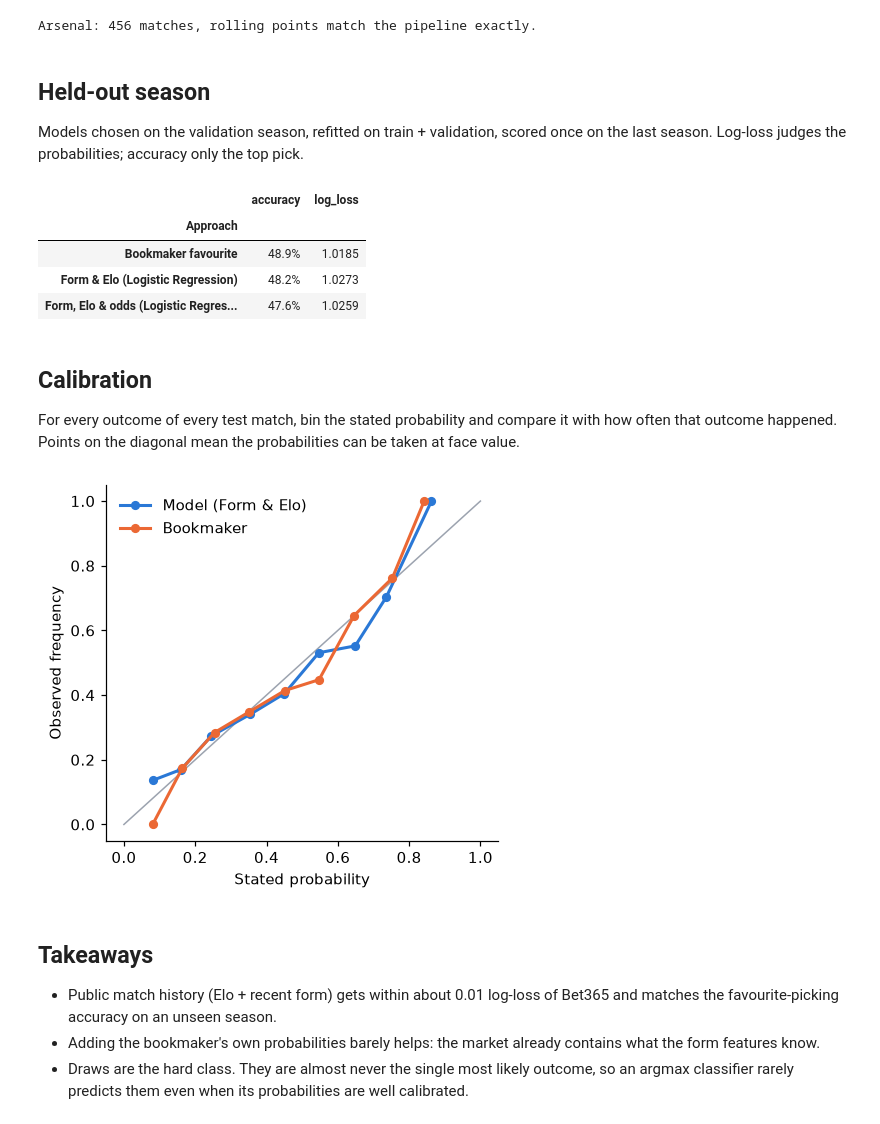
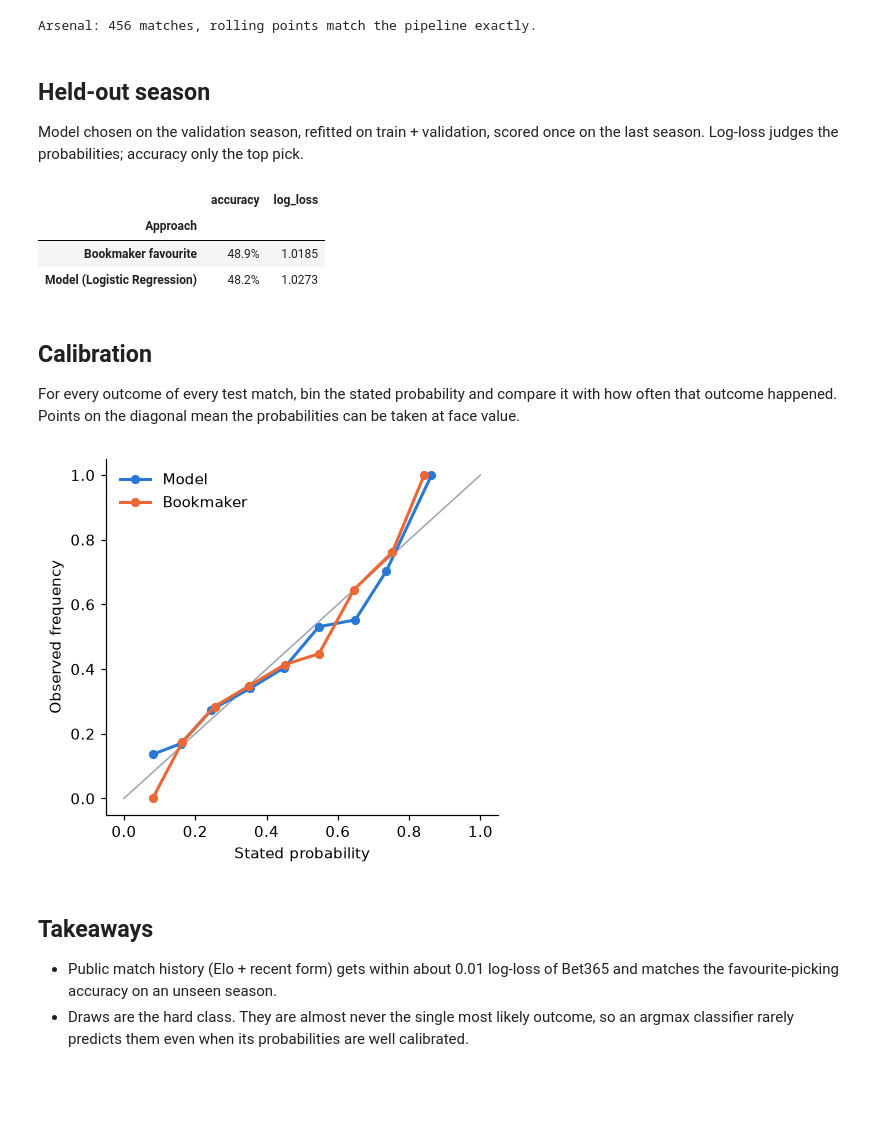
Before and after one commit to alemoscardo/ml-football-predictions, a Jupyter notebook: notebooks/01_data_exploration.ipynb, the cells around one changed output. Drawn from its saved outputs; the diff is of its cells as text; code cells hidden in the pictures; blank space fills up the shorter version.

Commit message:
Drop the odds-based model; keep Bet365 as benchmark only
The model now uses Elo and recent form exclusively. Bookmaker implied
probabilities are still computed, but only to score the benchmark.

```diff
--- a/notebooks/01_data_exploration.ipynb
+++ b/notebooks/01_data_exploration.ipynb
@@ -105,19 +105,17 @@ Arsenal: 456 matches, rolling points match the pipeline exactly.
 # %% [markdown]
 ## Held-out season
 
-Models chosen on the validation season, refitted on train + validation, scored once on the last season. Log-loss judges the probabilities; accuracy only the top pick.
+Model chosen on the validation season, refitted on train + validation, scored once on the last season. Log-loss judges the probabilities; accuracy only the top pick.
 # %%
 report = json.loads(Path('models/model_metrics.json').read_text())
 rows = [{'Approach': 'Bookmaker favourite', **report['bookmaker']['test']}]
-rows += [{'Approach': f"{name} ({entry['algorithm']})", **entry['test']}
-         for name, entry in report['feature_sets'].items()]
+rows += [{'Approach': f"Model ({report['model']['algorithm']})", **report['model']['test']}]
 pd.DataFrame(rows).set_index('Approach').style.format({'accuracy': '{:.1%}', 'log_loss': '{:.4f}'})
 # %% [output]
 |  | accuracy | log_loss |
 | Approach |  |  |
 | Bookmaker favourite | 48.9% | 1.0185 |
-| Form & Elo (Logistic Regression) | 48.2% | 1.0273 |
-| Form, Elo & odds (Logistic Regres... | 47.6% | 1.0259 |
+| Model (Logistic Regression) | 48.2% | 1.0273 |
 # %% [markdown]
 ## Calibration
 
@@ -125,29 +123,28 @@ For every outcome of every test match, bin the stated probability and compare it
 # %%
 fit = matches[matches.SeasonFile.isin(split['train'] + split['validation'])]
 test = matches[matches.SeasonFile.isin(split['test'])]
-spec = report['feature_sets']['Form & Elo']
-model = make_model(spec['algorithm'], spec['params']).fit(fit[FEATURE_SETS['Form & Elo']], fit.Result)
-model_p = predict_sorted(model, test[FEATURE_SETS['Form & Elo']])
+spec = report['model']
+model = make_model(spec['algorithm'], spec['params']).fit(fit[MODEL_FEATURES], fit.Result)
+model_p = predict_sorted(model, test[MODEL_FEATURES])
 bookie_p = test[['NormProbAway_B365', 'NormProbDraw_B365', 'NormProbHome_B365']].to_numpy()
 happened = (test.Result.to_numpy()[:, None] == np.array(LABELS)).astype(float)
 
 def reliability(p):
     frame = pd.DataFrame({'p': p.ravel(), 'y': happened.ravel()})
     frame['bin'] = pd.cut(frame.p, np.linspace(0, 1, 11))
     return frame.groupby('bin', observed=True).agg(p=('p', 'mean'), y=('y', 'mean'), n=('y', 'size'))
 
 fig, ax = plt.subplots(figsize=(4.6, 4.2))
 ax.plot([0, 1], [0, 1], color=GREY, linewidth=1)
-for probs, label, colour in [(model_p, 'Model (Form & Elo)', BLUE), (bookie_p, 'Bookmaker', ORANGE)]:
+for probs, label, colour in [(model_p, 'Model', BLUE), (bookie_p, 'Bookmaker', ORANGE)]:
     r = reliability(probs)
     ax.plot(r.p, r.y, marker='o', color=colour, label=label, linewidth=2, markersize=5)
 ax.set_xlabel('Stated probability'); ax.set_ylabel('Observed frequency')
 ax.legend(frameon=False); plt.show()
 # %% [output]
-[figure, old version]
+[figure, new version]
 # %% [markdown]
 ## Takeaways
 
 - Public match history (Elo + recent form) gets within about 0.01 log-loss of Bet365 and matches the favourite-picking accuracy on an unseen season.
-- Adding the bookmaker's own probabilities barely helps: the market already contains what the form features know.
 - Draws are the hard class. They are almost never the single most likely outcome, so an argmax classifier rarely predicts them even when its probabilities are well calibrated.
```
Also changed, not shown: parts of 1 cell of this notebook, 8 other files.
